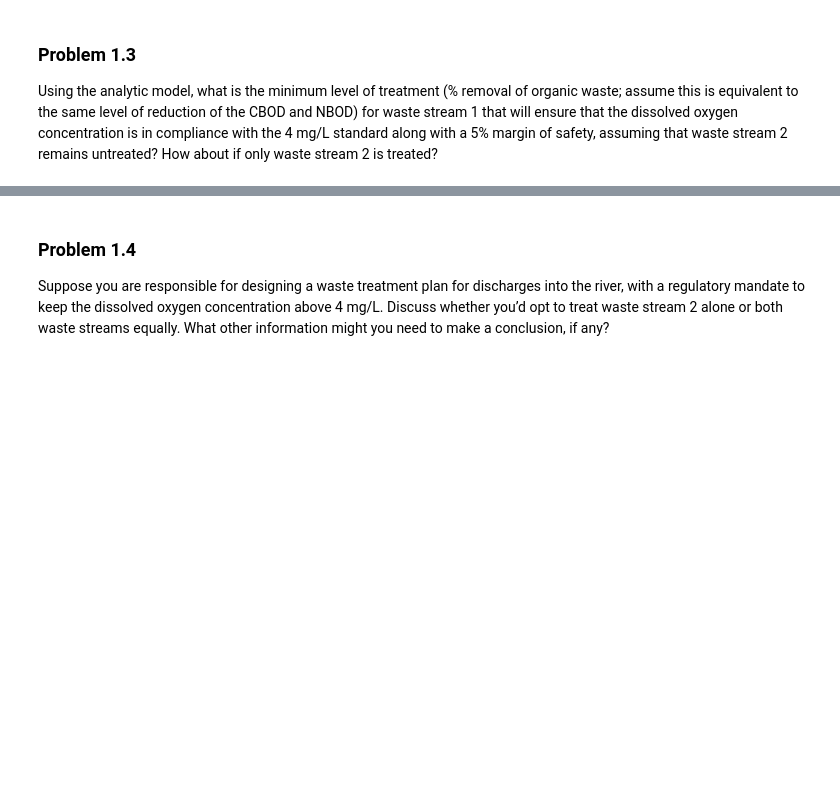
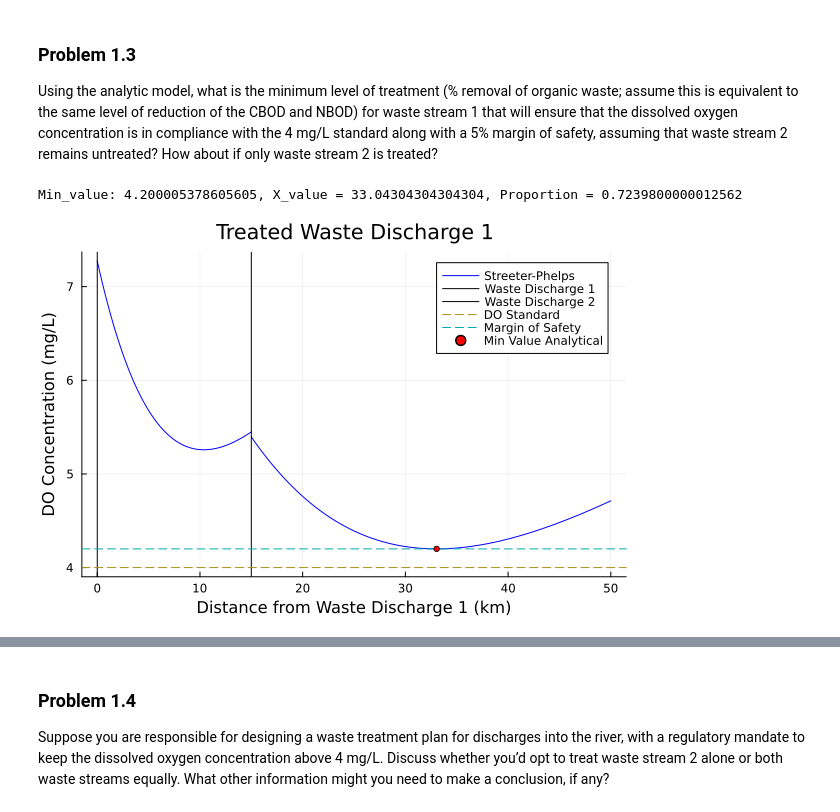
Before and after one commit to BEE4750-FA25/hw3-wrn25-hw3, a Jupyter notebook: hw03.ipynb, the cells around one changed output, grey strips where cells are left out. Saved outputs shown, nothing was run; the diff lists cells and outputs as text; code cells hidden in the pictures; blank space fills up the shorter version.

```diff
--- a/hw03.ipynb
+++ b/hw03.ipynb
@@ -183,3 +184,63 @@ reduction of the CBOD and NBOD) for waste stream 1 that will ensure that
 the dissolved oxygen concentration is in compliance with the 4 mg/L
 standard along with a 5% margin of safety, assuming that waste stream 2
 remains untreated? How about if only waste stream 2 is treated?
+# %%
+#Treating Waste Discharge 1
+found = false
+proportion = 1
+while found == false
+    Cs = 10
+    ka = 0.55
+    kc = 0.35
+    kn = 0.25
+    U = 6
+
+    C01 = 7.273 #doesn't change
+    C02 = 4.897 # will change later
+
+    B01 = (5*100 + 50*10*proportion)/110 #previously 9.091
+    B02 = ((B01*exp(-kc*15/U))*110 + 15*(45))/125 #previously 8.735
+
+    N01 = (5*100 + 35*10*proportion)/110 #previously 7.723
+    N02 = ((N01*exp(-kn*15/U))*110 + 15*(35))/125#previously 7.838
+
+    x1 = range(0, 15, length=1000)
+    x2 = range(15, 50, length=1000)
+    a1 = exp.(-ka*x1/U)
+    a2 = (kc/(ka-kc))*(exp.(-kc*x1/U) - exp.(-ka*x1/U))
+    a3 = (kn/(ka-kn))*(exp.(-kn*x1/U) - exp.(-ka*x1/U))
+
+    C1 = Cs*(1 .- a1) + C01*a1 - B01*a2 - N01*a3
+    C02 = ((C1[1000]*110) + 5*(15))/125 #previously 4.897
+    C2 = Cs*(1 .- a1) + C02*a1 - B02*a2 - N02*a3
+
+    x_value = 0
+    min_value = 8.0
+    for i in 1:1000
+        if C2[i] < min_value
+            min_value = C2[i]
+            x_value = i
+        end
+    end
+    if min_value > 4.2
+        found = true
+    else
+        proportion = proportion - 0.00001
+    end
+end
+x_pos = x2[x_value]
+println("Min_value: $min_value, X_value = $x_pos, Proportion = $proportion")
+
+p3 = plot(x1,C1, xlabel = "Distance from Waste Discharge 1 (km)", ylabel = "DO Concentration (mg/L)",
+label = "", color =:blue, title = "Treated Waste Discharge 1")
+plot!(p3, x2, C2, label = "Streeter-Phelps", color =:blue)
+vline!([0], label = "Waste Discharge 1", color =:black)
+vline!([15], label = "Waste Discharge 2", color =:black)
+hline!([4], label = "DO Standard", linestyle=:dash)
+hline!([4.2], label = "Margin of Safety", linestyle=:dash)
+scatter!(p3, [x2[x_value]], [min_value], marker =:circle, markersize =3, color =:red, label = "Min Value Analytical")
+
+display(p3)
+# %% [output]
+Min_value: 4.200005378605605, X_value = 33.04304304304304, Proportion = 0.7239800000012562
+[figure, added]
```
Also changed, not shown: parts of 10 cells of this notebook.
